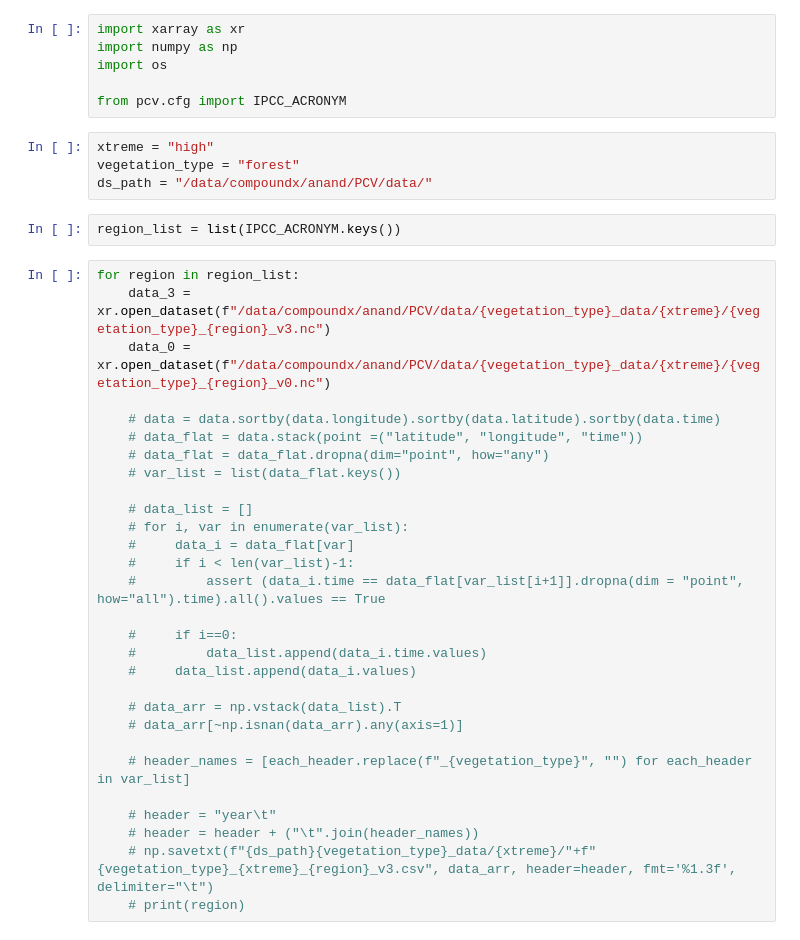
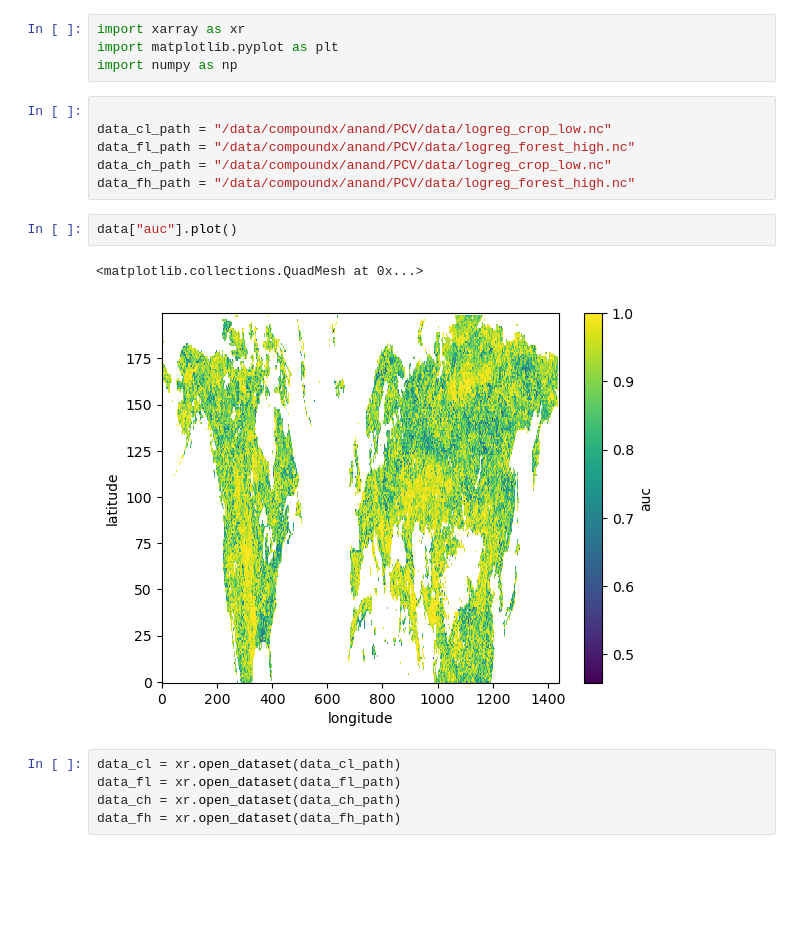
Before and after one commit to melioristic/preconditioned-compound-vegetation, a Jupyter notebook: nb_test.ipynb, the cells around one changed output. Saved outputs shown, nothing was run; the diff lists cells and outputs as text; blank space fills up the shorter version.

```diff
--- a/nb_test.ipynb
+++ b/nb_test.ipynb
@@ -1,41 +1,20 @@
 # %%
 import xarray as xr
+import matplotlib.pyplot as plt
 import numpy as np
-import os
-
-from pcv.cfg import IPCC_ACRONYM
-# %%
-xtreme = "high"
-vegetation_type = "forest"
-ds_path = "/data/compoundx/anand/PCV/data/"
-# %%
-region_list = list(IPCC_ACRONYM.keys())
-# %%
-for region in region_list:
-    data_3 = xr.open_dataset(f"/data/compoundx/anand/PCV/data/{vegetation_type}_data/{xtreme}/{vegetation_type}_{region}_v3.nc")
-    data_0 = xr.open_dataset(f"/data/compoundx/anand/PCV/data/{vegetation_type}_data/{xtreme}/{vegetation_type}_{region}_v0.nc")
-
-    # data = data.sortby(data.longitude).sortby(data.latitude).sortby(data.time)
-    # data_flat = data.stack(point =("latitude", "longitude", "time"))
-    # data_flat = data_flat.dropna(dim="point", how="any")
-    # var_list = list(data_flat.keys())
-
-    # data_list = []
-    # for i, var in enumerate(var_list):
-    #     data_i = data_flat[var]
-    #     if i < len(var_list)-1:
-    #         assert (data_i.time == data_flat[var_list[i+1]].dropna(dim = "point", how="all").time).all().values == True
-
-    #     if i==0:
-    #         data_list.append(data_i.time.values)
-    #     data_list.append(data_i.values)
-
-    # data_arr = np.vstack(data_list).T
-    # data_arr[~np.isnan(data_arr).any(axis=1)]
-
-    # header_names = [each_header.replace(f"_{vegetation_type}", "") for each_header in var_list]
-
-    # header = "year\t"
-    # header = header + ("\t".join(header_names))
-    # np.savetxt(f"{ds_path}{vegetation_type}_data/{xtreme}/"+f"{vegetation_type}_{xtreme}_{region}_v3.csv", data_arr, header=header, fmt='%1.3f', delimiter="\t")
-    # print(region)
+# %%
+
+data_cl_path = "/data/compoundx/anand/PCV/data/logreg_crop_low.nc"
+data_fl_path = "/data/compoundx/anand/PCV/data/logreg_forest_high.nc"
+data_ch_path = "/data/compoundx/anand/PCV/data/logreg_crop_low.nc"
+data_fh_path = "/data/compoundx/anand/PCV/data/logreg_forest_high.nc"
+# %%
+data["auc"].plot()
+# %% [output]
+<matplotlib.collections.QuadMesh at 0x...>
+[figure, added]
+# %%
+data_cl = xr.open_dataset(data_cl_path)
+data_fl = xr.open_dataset(data_fl_path)
+data_ch = xr.open_dataset(data_ch_path)
+data_fh = xr.open_dataset(data_fh_path)
```
Also changed, not shown: parts of 2 cells of this notebook, 12 other files.
